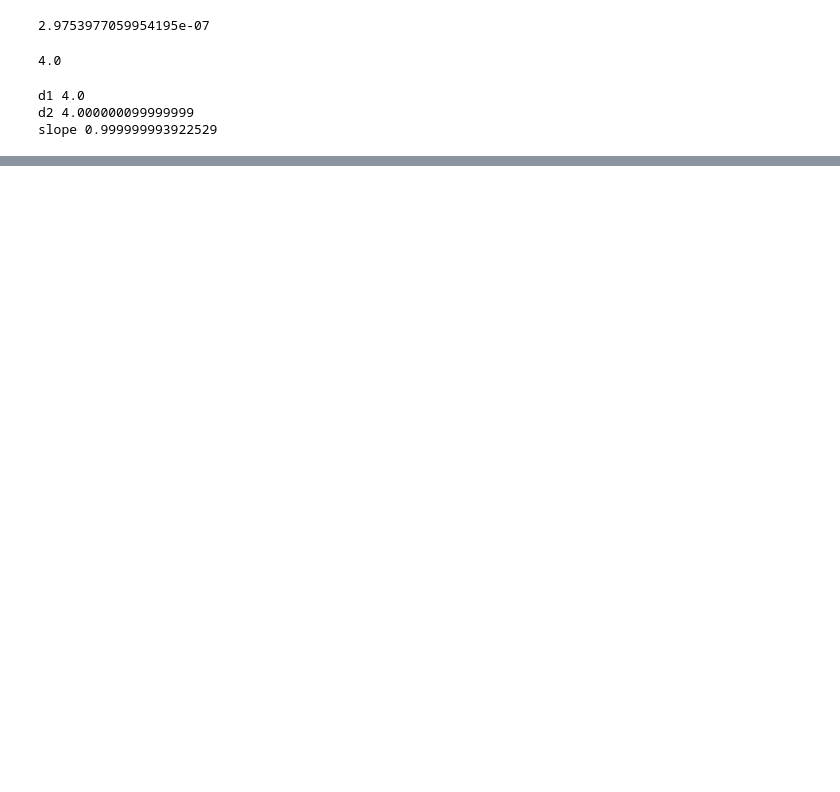
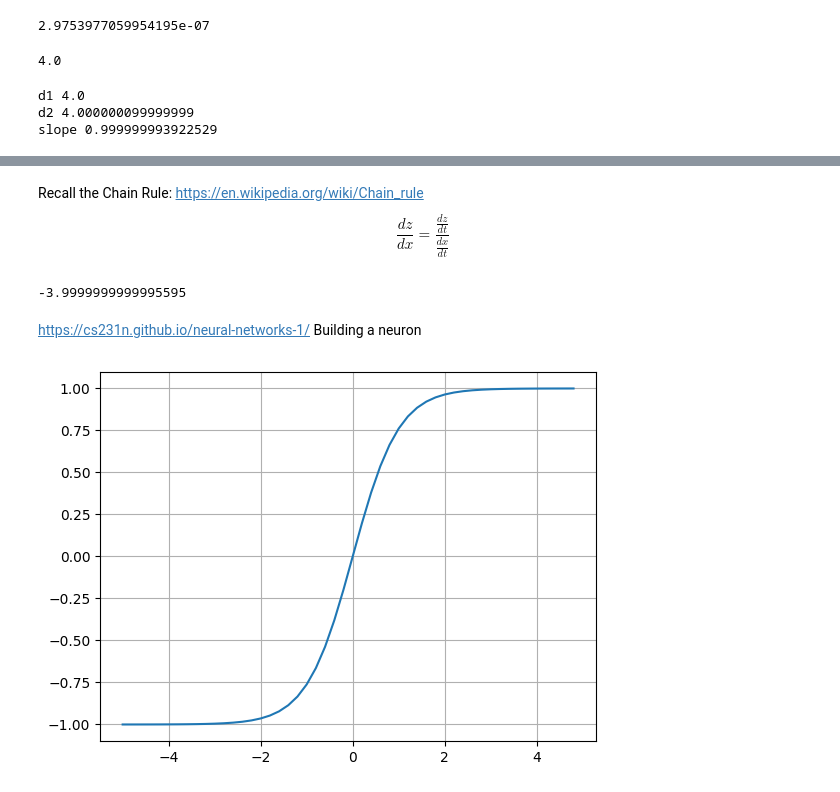
Before and after one commit to Eddie-Sun/GPT_from_scratch, a Jupyter notebook: backpropagation_from_scratch.ipynb, the cells around one changed output, grey strips where cells are left out. Drawn from its saved outputs; the diff is of its cells as text; code cells hidden in the pictures; blank space fills up the shorter version.

```diff
--- a/backpropagation_from_scratch.ipynb
+++ b/backpropagation_from_scratch.ipynb
@@ -118,2 +127,5 @@ draw_dot(d)
 # %% [output]
 [drawing not drawn]
+# %% [markdown]
+Recall the Chain Rule: https://en.wikipedia.org/wiki/Chain_rule
+$$\displaystyle {\frac {dz}{dx}}={\frac {\frac {dz}{dt}}{\frac {dx}{dt}}}$$
@@ -119,0 +140,35 @@ draw_dot(d)
+# %%
+def lol():
+    h = 0.001
+
+    a = Value(2.0, label='a')
+    b = Value(-3.0, label='b')
+    c = Value(10.0, label='c')
+    e = a*b; e.label = 'e'
+    d = e + c; d.label = 'd'
+    f = Value(-2.0, label='f')
+    L = d * f; L.label = 'L'
+    L1 = L.data
+
+    a = Value(2.0, label='a')
+    b = Value(-3.0, label='b')
+    b.data += h
+    c = Value(10.0, label='c')
+    e = a*b; e.label = 'e'
+    d = e + c; d.label = 'd'
+    f = Value(-2.0, label='f')
+    L = d * f; L.label = 'L'
+    L2 = L.data
+
+    print((L2 - L1)/h)
+
+lol()
+# %% [output]
+-3.9999999999995595
+# %% [markdown]
+https://cs231n.github.io/neural-networks-1/
+Building a neuron
+# %%
+plt.plot(np.arange(-5,5,0.2), np.tanh(np.arange(-5,5,0.2))); plt.grid();
+# %% [output]
+[figure, added]
```
Also changed, not shown: parts of 6 cells of this notebook.
